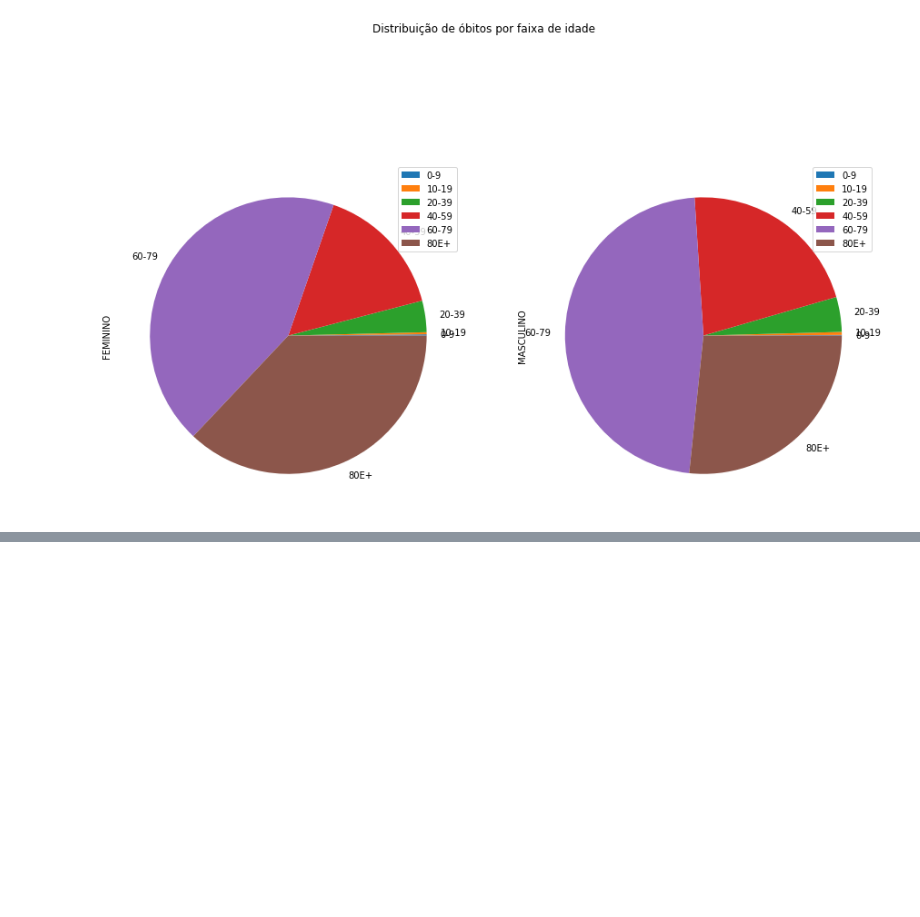
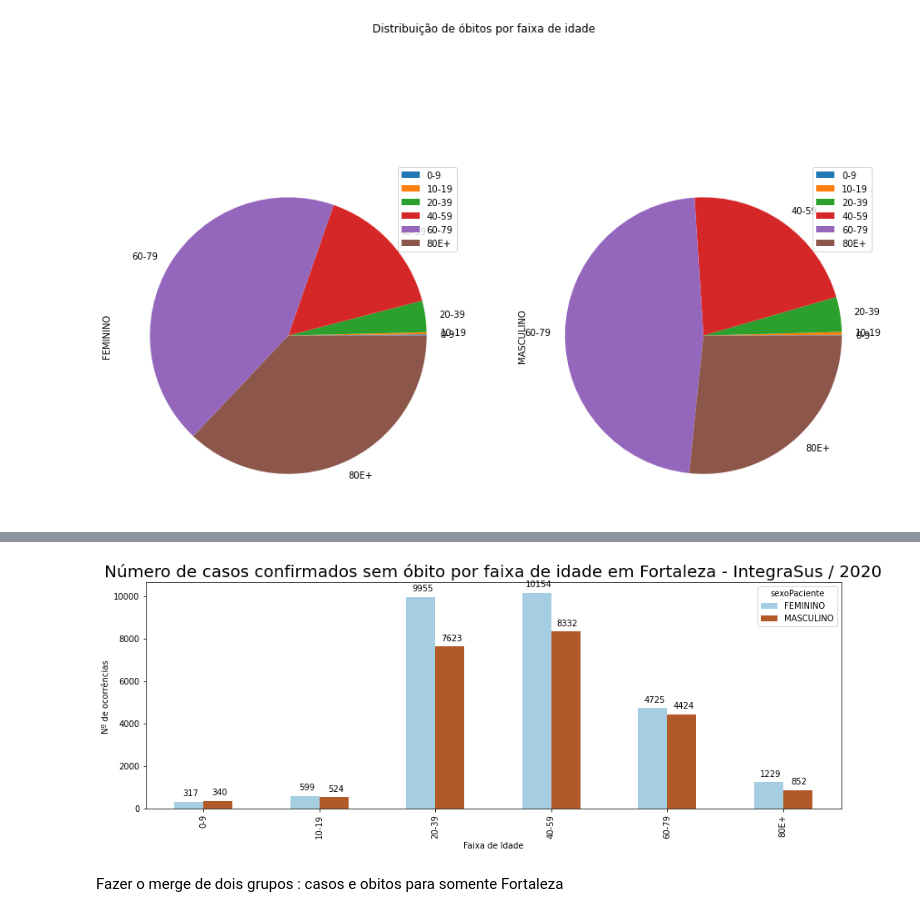
Before and after one commit to ominivac/analise_integraSUS, a Jupyter notebook: Analise_de_dados_do_IntegraSUS.ipynb, the cells around one changed output, grey strips where cells are left out. Cells and saved outputs as stored; diff of their text form; code cells hidden in the pictures; blank space fills up the shorter version.

```diff
--- a/Analise_de_dados_do_IntegraSUS.ipynb
+++ b/Analise_de_dados_do_IntegraSUS.ipynb
@@ -521,4 +507,4 @@ df_obito_fortaleza
 # %%
-# Gerar dataset somente com casos confirmados que não resultaram em óbito
-df_confirmados = df[ (df['resultadoFinalExame'] == 'Positivo') & (df['evolucaoCasoSivep'] != 'Óbito' ) ]
-df_confirmados.head()
+# Gerar dataset somente com casos confirmados que não resultaram em óbito somente para Fortaleza
+df_confirmados_fortaleza = df_fortaleza[ (df_fortaleza['resultadoFinalExame'] == 'Positivo') & (df_fortaleza['evolucaoCasoSivep'] != 'Óbito' ) ]
+df_confirmados_fortaleza
@@ -617,0 +623,3 @@ array([<matplotlib.axes._subplots.AxesSubplot object at 0x...>,
+# %%
+counts_casos_faixa_idade_fortaleza = df_confirmados_fortaleza.groupby(['faixaIdade', 'sexoPaciente']).faixaIdade.count().unstack()
+counts_casos_faixa_idade_fortaleza
@@ -617,0 +635,14 @@ array([<matplotlib.axes._subplots.AxesSubplot object at 0x...>,
+# %%
+ax_fortal = counts_casos_faixa_idade_fortaleza.plot(kind='bar',stacked = False, colormap = 'Paired', figsize=(15, 5) )
+
+for p in ax_fortal.patches:
+        ax_fortal.annotate(np.round(p.get_height(),decimals=0).astype(np.int64), (p.get_x()+p.get_width()/2., p.get_height()), ha='center', va='center', xytext=(2, 10), textcoords='offset points')
+
+plt.xlabel ('Faixa de Idade')
+plt.ylabel ('Nº de ocorrências ')
+plt.title('Número de casos confirmados sem óbito por faixa de idade em Fortaleza - IntegraSus / 2020',fontsize=20)
+plt.show()
+# %% [output]
+[figure, added]
+# %% [markdown]
+Fazer o merge de dois grupos : casos e obitos para somente Fortaleza
```
Also changed, not shown: parts of 6 cells of this notebook.
